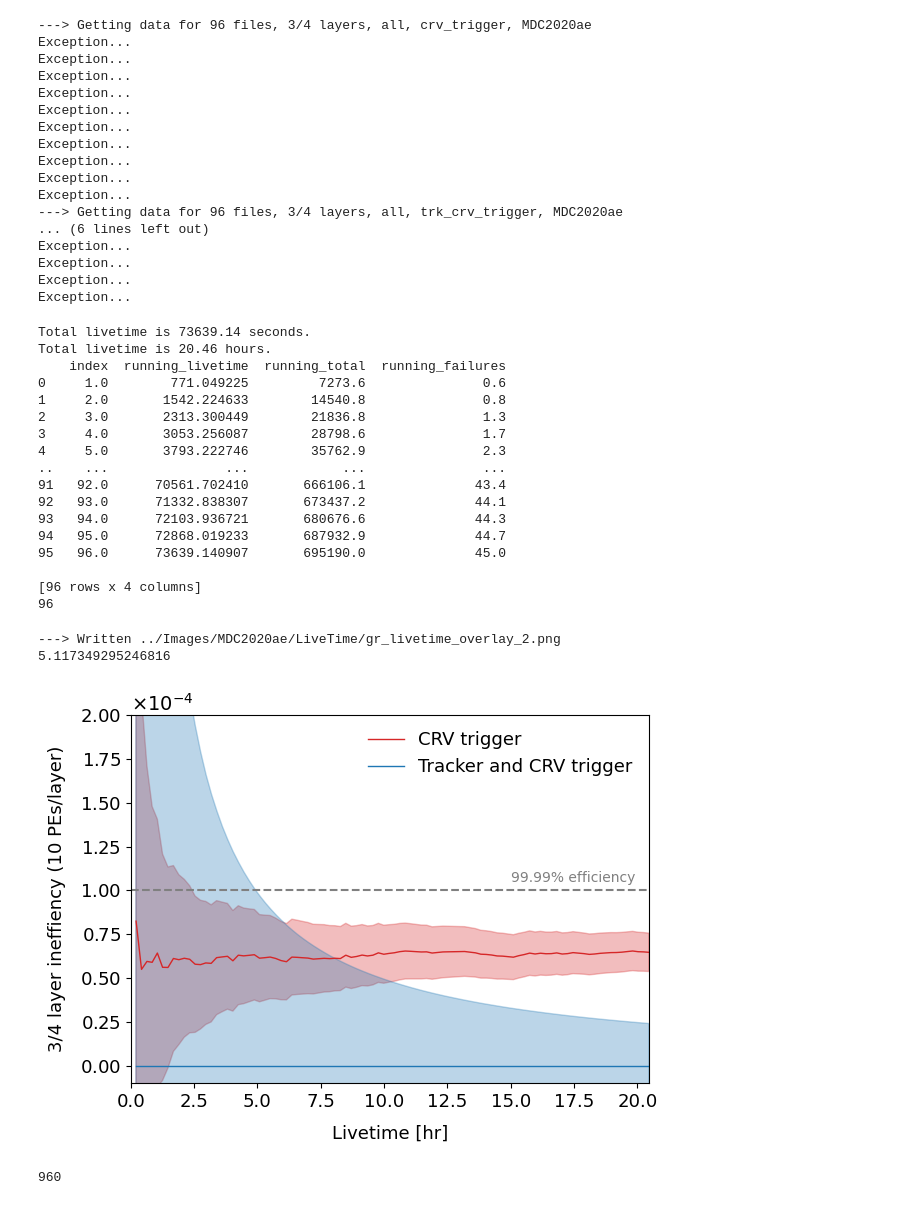
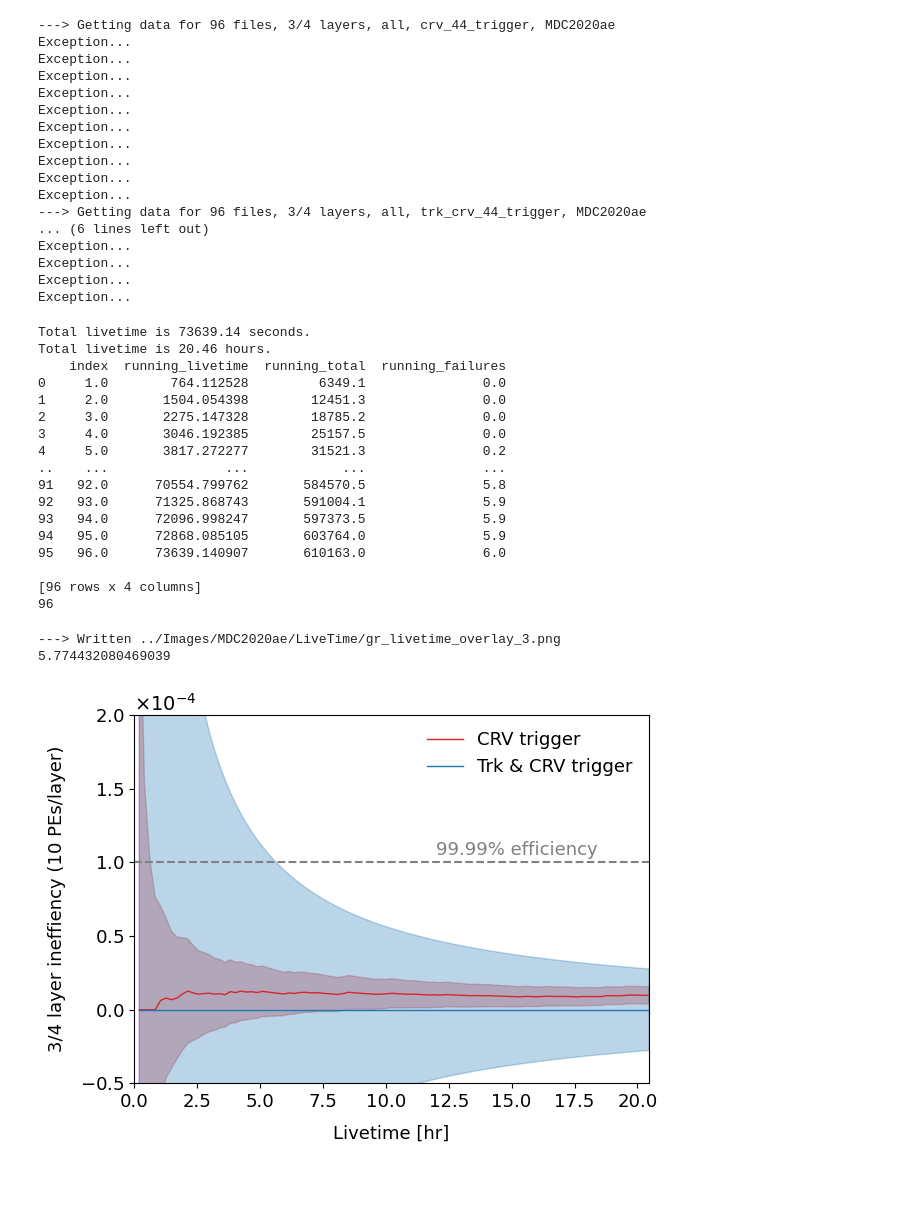
Before and after one commit to sam-grant/CRVSim, a Jupyter notebook: Analyses/Jupyter/LiveTime.ipynb, the cells around one changed output. Drawn from its saved outputs; the diff is of its cells as text; code cells hidden in the pictures.

Commit message:
Updated notebooks for pass 8 (4/4 trigger) analysis.

```diff
--- a/Analyses/Jupyter/LiveTime.ipynb
+++ b/Analyses/Jupyter/LiveTime.ipynb
@@ -90,14 +90,14 @@ from mu2etools import read_data as rd
 # %%
 # Get the tags, livetime, efficiency information in a single dataframe.
 # This approach gives the most flexibility
-def GetData(tags_, PEs=10, layers=3, particle="all", cut="no_track_cuts", dataset="MDC2020ae"):
+def GetData(tags_, PEs=10, layers=3, particle="all", cut="crv_44_trigger", dataset="MDC2020ae"):
 
     print(f"---> Getting data for {len(tags_)} files, {layers}/4 layers, {particle}, {cut}, {dataset}")
 
     output_ = pd.DataFrame(columns=["index", "running_livetime", "running_total", "running_failures"])
 
     # Get ineffiency data
-    ineffFile =  f"../Txt/{dataset}/Summer24/SeventhPass/concatenated/results/results_{particle}_{PEs}PEs{layers}Layers_{cut}.csv"
+    ineffFile =  f"../Txt/{dataset}/Summer24/Pass8/concatenated/results/results_{particle}_{PEs}PEs{layers}Layers_{cut}.csv"
     ineffData_ = pd.read_csv(ineffFile)
 
     # runningLiveTime = 0
@@ -176,12 +176,12 @@ particle="all"
 # Try 10 combinations of tags
 # for i in range(10):
 #     np.random.shuffle(tags_)
-data_crv_trigger_ = GetData(tags_, PEs=PEs, layers=layers, particle=particle, cut="crv_trigger")
-data_trk_crv_trigger_ = GetData(tags_, PEs=PEs, layers=layers, particle=particle, cut="trk_crv_trigger")
+data_crv_trigger_ = GetData(tags_, PEs=PEs, layers=layers, particle=particle, cut="crv_44_trigger")
+data_trk_crv_trigger_ = GetData(tags_, PEs=PEs, layers=layers, particle=particle, cut="trk_crv_44_trigger")
 # print(np.mean(data_track_cuts_["livetime"]))
 # print(data_no_track_cuts_)
 # %% [output]
----> Getting data for 96 files, 3/4 layers, all, crv_trigger, MDC2020ae
+---> Getting data for 96 files, 3/4 layers, all, crv_44_trigger, MDC2020ae
 Exception...
 Exception...
 Exception...
@@ -192,7 +192,7 @@ Exception...
 Exception...
 Exception...
 Exception...
----> Getting data for 96 files, 3/4 layers, all, trk_crv_trigger, MDC2020ae
+---> Getting data for 96 files, 3/4 layers, all, trk_crv_44_trigger, MDC2020ae
 ... (6 lines left out)
 Exception...
 Exception...
@@ -276,7 +276,7 @@ def PlotGraphOverlay(graphs_, title=None, xlabel=None, ylabel=None, xmin=0, xmax
 
     # Add a line at 99.99% efficiency
     if effLine:
-        ax.text(15, 1.05e-4, "99.99% efficiency", color="gray") #, transform=ax.transAxes, ha='right')
+        ax.text(12, 1.05e-4, "99.99% efficiency", color="gray", fontsize=13) #, transform=ax.transAxes, ha='right')
         ax.axhline(y=1e-4, color='gray', linestyle='--')
         # ax.axvline(x=graphs_["Track cuts"]["x"][graphs_["Track cuts"]["y"] <= (1e-4 - graphs_["Track cuts"]["yerr"])], color='gray', linestyle='--')
         # print(graphs_["Track cuts"]["x"][graphs_["Track cuts"]["y"] <= (1e-4 - graphs_["Track cuts"]["yerr"])])
@@ -309,17 +309,17 @@ print(len(data_trk_crv_trigger_["running_livetime"]))
 Total livetime is 73639.14 seconds.
 Total livetime is 20.46 hours.
     index  running_livetime  running_total  running_failures
-0     1.0        771.049225         7273.6               0.6
-1     2.0       1542.224633        14540.8               0.8
-2     3.0       2313.300449        21836.8               1.3
-3     4.0       3053.256087        28798.6               1.7
-4     5.0       3793.222746        35762.9               2.3
+0     1.0        764.112528         6349.1               0.0
+1     2.0       1504.054398        12451.3               0.0
+2     3.0       2275.147328        18785.2               0.0
+3     4.0       3046.192385        25157.5               0.0
+4     5.0       3817.272277        31521.3               0.2
 ..    ...               ...            ...               ...
-91   92.0      70561.702410       666106.1              43.4
-92   93.0      71332.838307       673437.2              44.1
-93   94.0      72103.936721       680676.6              44.3
-94   95.0      72868.019233       687932.9              44.7
-95   96.0      73639.140907       695190.0              45.0
+91   92.0      70554.799762       584570.5               5.8
+92   93.0      71325.868743       591004.1               5.9
+93   94.0      72096.998247       597373.5               5.9
+94   95.0      72868.085105       603764.0               5.9
+95   96.0      73639.140907       610163.0               6.0
 
 [96 rows x 4 columns]
 96
@@ -407,43 +407,41 @@ graphs_ = { "CRV trigger" :
             , "xerr" : [0]*len(data_crv_trigger_["running_livetime"])
             , "y" : data_crv_trigger_["running_failures"]/data_crv_trigger_["running_total"]
             , "yerr" : WilsonUncertainty(data_crv_trigger_, conservative=True) }
-           , "Tracker and CRV trigger" :
+           , "Trk & CRV trigger" :
            { "x" : data_trk_crv_trigger_["running_livetime"]/3600
             , "xerr" : [0]*len(data_trk_crv_trigger_["running_livetime"])
             , "y" : data_trk_crv_trigger_["running_failures"]/data_trk_crv_trigger_["running_total"]
             , "yerr" : WilsonUncertainty(data_trk_crv_trigger_, conservative=True) }
           }
 
 
 
 PlotGraphOverlay(graphs_
                 , xlabel="Livetime [hr]"
                 , ylabel=f"{layers}/4 layer ineffiency (10 PEs/layer)"
-                , ymin = -1e-5, ymax=2e-4
+                , ymin = -5e-5, ymax=2e-4
                 , xmin = 0, xmax=20.46
                 , effLine=True
-                , fout="../Images/MDC2020ae/LiveTime/gr_livetime_overlay_2.png")
+                , fout="../Images/MDC2020ae/LiveTime/gr_livetime_overlay_3.png")
 
 # PlotGraphOverlay(graphs_
 #                 , xlabel="Livetime [hr]"
 #                 , ylabel=f"{layers}/4 layer ineffiency"
 #                 , title=f"{PEs} PEs/layer, track cuts"
 #                 , ymin = 0, ymax=1e-3
 #                 , xmin = 0, xmax=20.46
 #                 , effLine=True
 #                 , log=True)
 
-print(np.min(graphs_["Tracker and CRV trigger"]["x"][graphs_["Tracker and CRV trigger"]["y"] <= (1e-4 - graphs_["Tracker and CRV trigger"]["yerr"])])) #$[data_track_cuts_["Track cuts"]["y"] <= (1e-4 - graphs_["Track cuts"]["yerr"])]
+print(np.min(graphs_["Trk & CRV trigger"]["x"][graphs_["Trk & CRV trigger"]["y"] <= (1e-4 - graphs_["Trk & CRV trigger"]["yerr"])])) #$[data_track_cuts_["Track cuts"]["y"] <= (1e-4 - graphs_["Track cuts"]["yerr"])]
 # PlotGraphErrors(x=(data_["running_livetime"]/3600)
 #                 , y=(data_["running_failures"]/data_["running_total"])
 #                 # , yerr=np.sqrt(data_["running_failures"]) / (data_["running_total"]) # Poisson
 #                 , yerr=WilsonUncertainty(data_, conservative=False)
 #                 , xlabel="Livetime [hr]", ylabel=f"{layer}/4 layer ineffiency")
 # %% [output]
----> Written ../Images/MDC2020ae/LiveTime/gr_livetime_overlay_2.png
-5.117349295246816
+---> Written ../Images/MDC2020ae/LiveTime/gr_livetime_overlay_3.png
+5.774432080469039
-[figure, old version]
+[figure, new version]
 # %%
 print(len(graphs_["Track cuts"]["x"]))
-# %% [output]
-960
```
Also changed, not shown: 2 other files.
